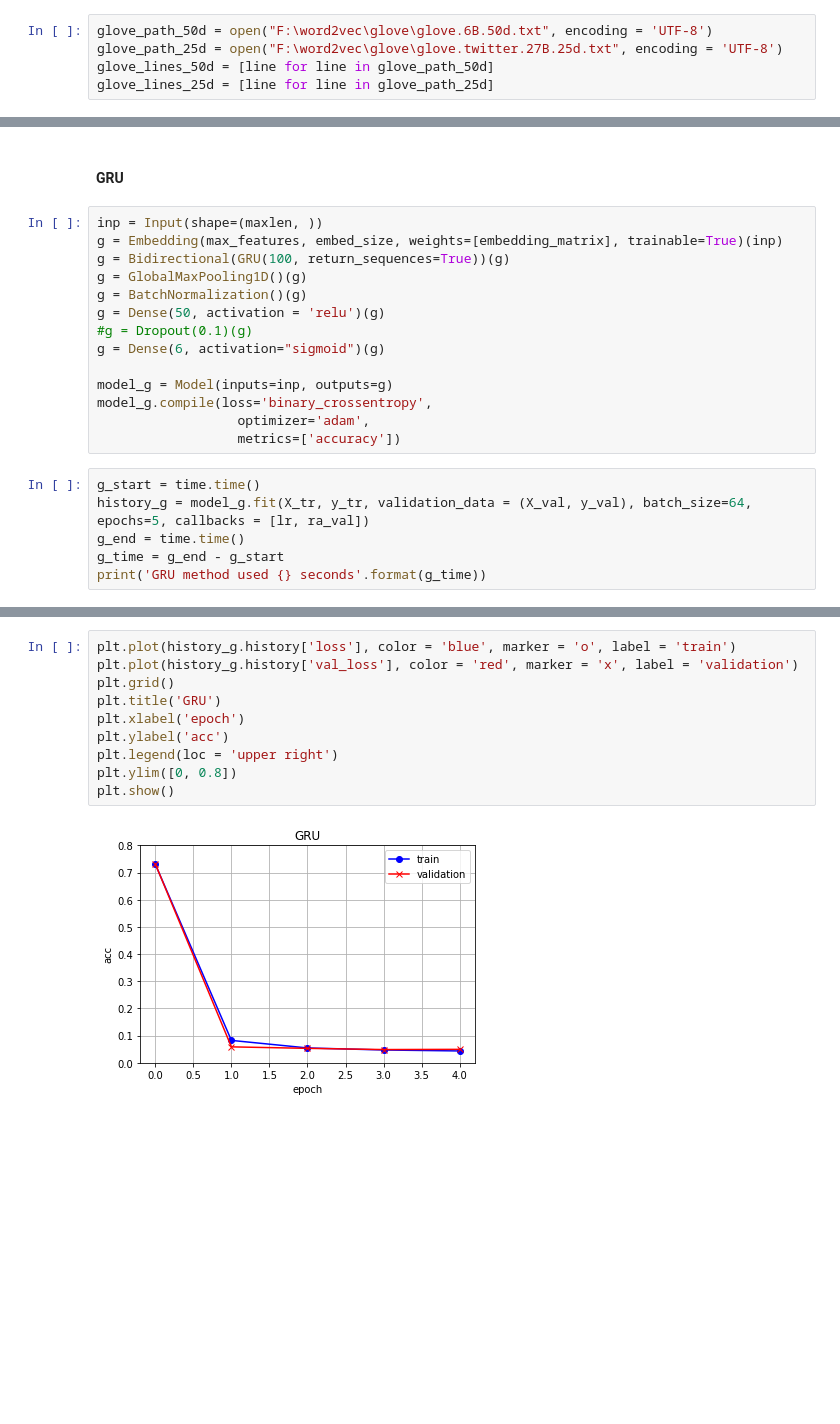
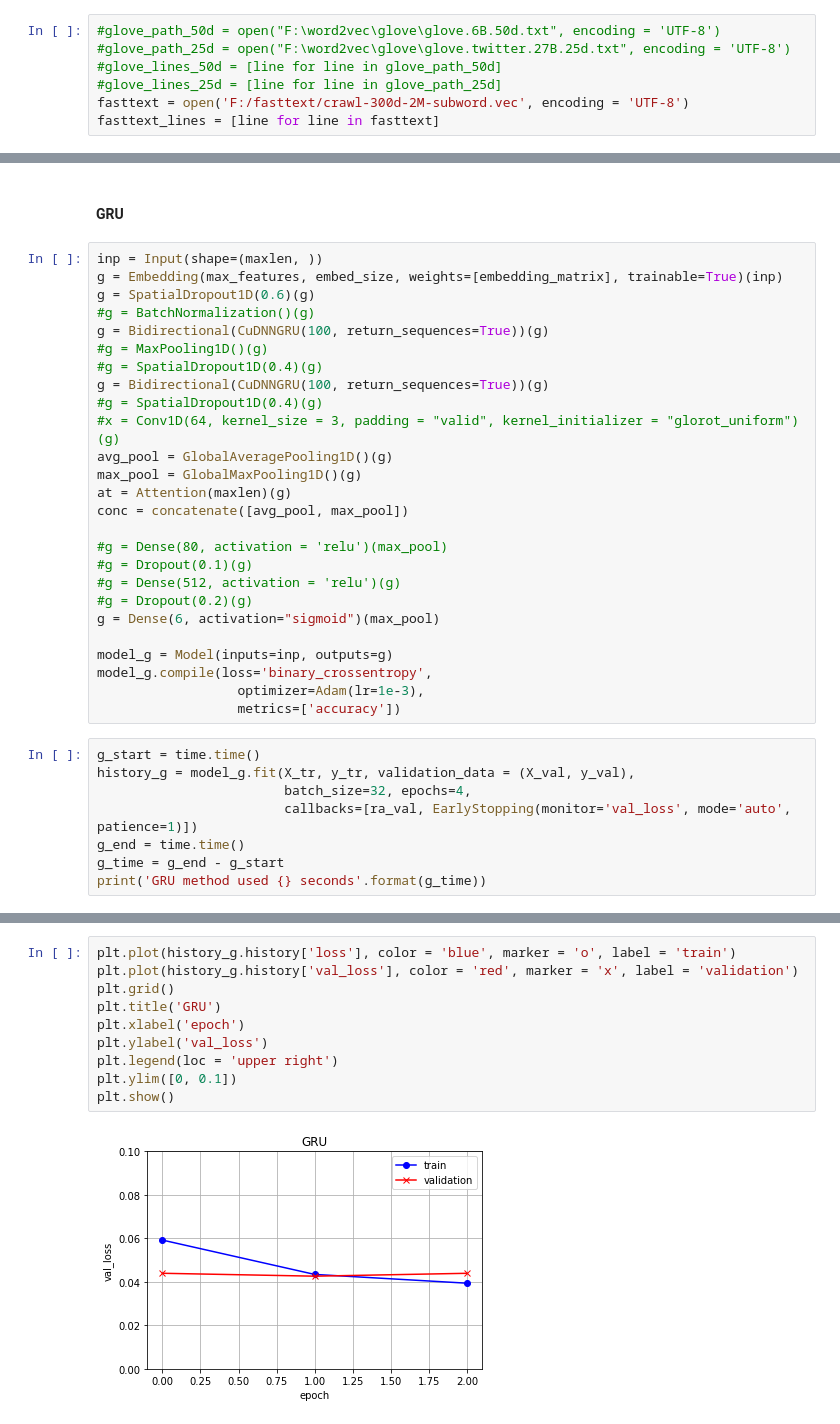
Before and after one commit to kevinTao83/Toxic_Comment_Classification, a Jupyter notebook: Toxic-comment-classification.ipynb, the cells around one changed output, grey strips where cells are left out. Cells and saved outputs as stored; diff of their text form; blank space fills up the shorter version.

```diff
--- a/Toxic-comment-classification.ipynb
+++ b/Toxic-comment-classification.ipynb
@@ -146,5 +152,7 @@ maxlen = 100 # max number of words in a comment to use
 # %%
-glove_path_50d = open("F:\word2vec\glove\glove.6B.50d.txt", encoding = 'UTF-8')
-glove_path_25d = open("F:\word2vec\glove\glove.twitter.27B.25d.txt", encoding = 'UTF-8')
-glove_lines_50d = [line for line in glove_path_50d]
-glove_lines_25d = [line for line in glove_path_25d]
+#glove_path_50d = open("F:\word2vec\glove\glove.6B.50d.txt", encoding = 'UTF-8')
+#glove_path_25d = open("F:\word2vec\glove\glove.twitter.27B.25d.txt", encoding = 'UTF-8')
+#glove_lines_50d = [line for line in glove_path_50d]
+#glove_lines_25d = [line for line in glove_path_25d]
+fasttext = open('F:/fasttext/crawl-300d-2M-subword.vec', encoding = 'UTF-8')
+fasttext_lines = [line for line in fasttext]
@@ -369,20 +595,34 @@ plt.show()
 # %%
 inp = Input(shape=(maxlen, ))
 g = Embedding(max_features, embed_size, weights=[embedding_matrix], trainable=True)(inp)
-g = Bidirectional(GRU(100, return_sequences=True))(g)
-g = GlobalMaxPooling1D()(g)
-g = BatchNormalization()(g)
-g = Dense(50, activation = 'relu')(g)
+g = SpatialDropout1D(0.6)(g)
+#g = BatchNormalization()(g)
+g = Bidirectional(CuDNNGRU(100, return_sequences=True))(g)
+#g = MaxPooling1D()(g)
+#g = SpatialDropout1D(0.4)(g)
+g = Bidirectional(CuDNNGRU(100, return_sequences=True))(g)
+#g = SpatialDropout1D(0.4)(g)
+#x = Conv1D(64, kernel_size = 3, padding = "valid", kernel_initializer = "glorot_uniform")(g)
+avg_pool = GlobalAveragePooling1D()(g)
+max_pool = GlobalMaxPooling1D()(g)
+at = Attention(maxlen)(g)
+conc = concatenate([avg_pool, max_pool])
+
+#g = Dense(80, activation = 'relu')(max_pool)
 #g = Dropout(0.1)(g)
-g = Dense(6, activation="sigmoid")(g)
+#g = Dense(512, activation = 'relu')(g)
+#g = Dropout(0.2)(g)
+g = Dense(6, activation="sigmoid")(max_pool)
 
 model_g = Model(inputs=inp, outputs=g)
 model_g.compile(loss='binary_crossentropy',
-                  optimizer='adam',
+                  optimizer=Adam(lr=1e-3),
                   metrics=['accuracy'])
 # %%
 g_start = time.time()
-history_g = model_g.fit(X_tr, y_tr, validation_data = (X_val, y_val), batch_size=64, epochs=5, callbacks = [lr, ra_val])
+history_g = model_g.fit(X_tr, y_tr, validation_data = (X_val, y_val),
+                        batch_size=32, epochs=4,
+                        callbacks=[ra_val, EarlyStopping(monitor='val_loss', mode='auto', patience=1)])
 g_end = time.time()
 g_time = g_end - g_start
 print('GRU method used {} seconds'.format(g_time))
@@ -407,12 +644,12 @@ GRU method used 2409.7065284252167 seconds
 # %%
 plt.plot(history_g.history['loss'], color = 'blue', marker = 'o', label = 'train')
 plt.plot(history_g.history['val_loss'], color = 'red', marker = 'x', label = 'validation')
 plt.grid()
 plt.title('GRU')
 plt.xlabel('epoch')
-plt.ylabel('acc')
+plt.ylabel('val_loss')
 plt.legend(loc = 'upper right')
-plt.ylim([0, 0.8])
+plt.ylim([0, 0.1])
 plt.show()
 # %% [output]
-[figure, old version]
+[figure, new version]
```
Also changed, not shown: parts of 29 cells of this notebook.
